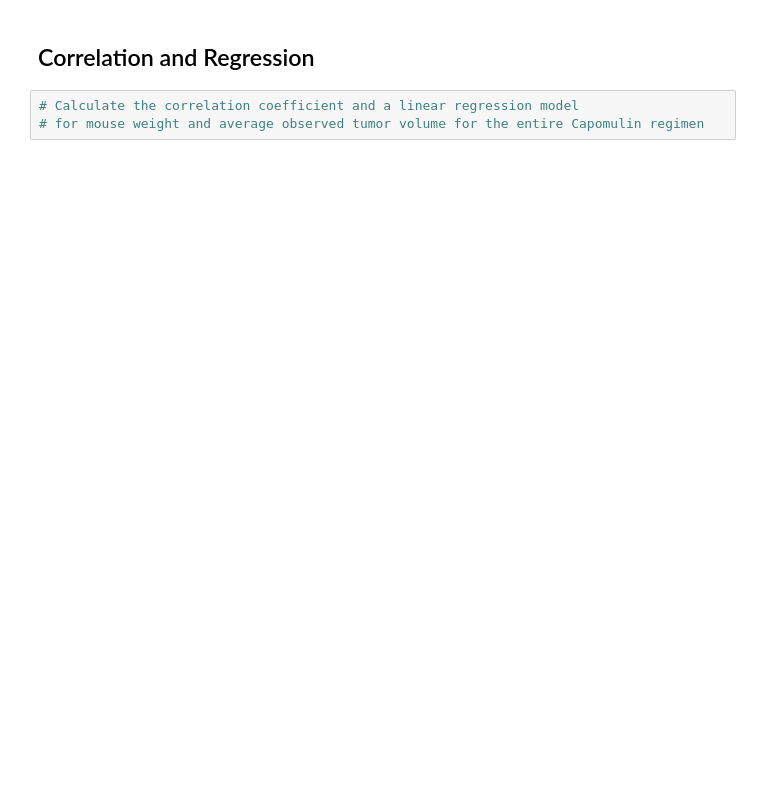
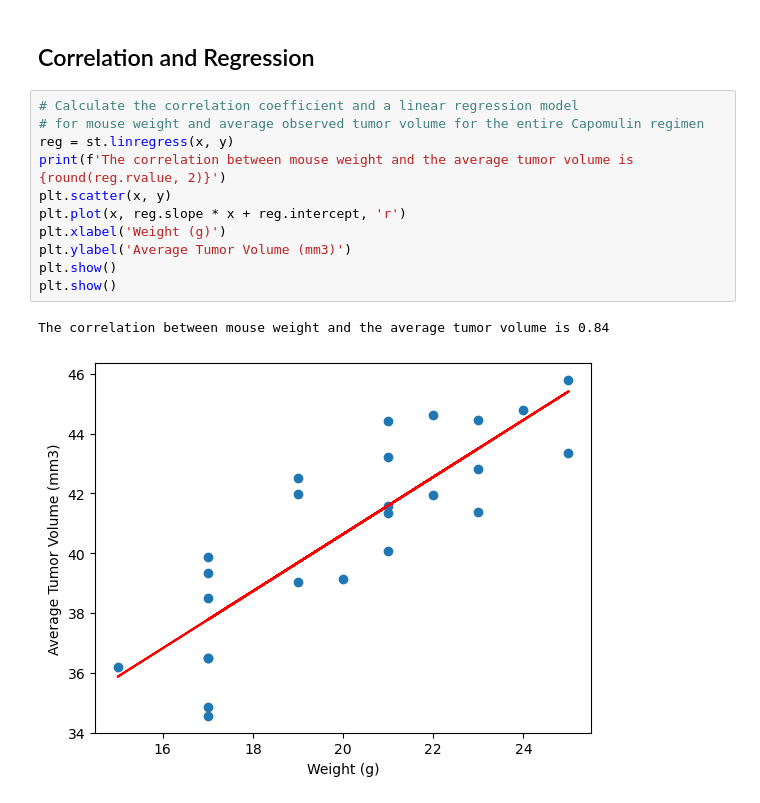
Before and after one commit to mwmosca/data-visualization-challenge, a Jupyter notebook: pymaceuticals_MM.ipynb, the cells around one changed output. Saved outputs shown, nothing was run; the diff lists cells and outputs as text; blank space fills up the shorter version.

```diff
--- a/pymaceuticals_MM.ipynb
+++ b/pymaceuticals_MM.ipynb
@@ -320,3 +243,14 @@ boundary_calc[r]['lower']
 # %%
 # Calculate the correlation coefficient and a linear regression model
 # for mouse weight and average observed tumor volume for the entire Capomulin regimen
+reg = st.linregress(x, y)
+print(f'The correlation between mouse weight and the average tumor volume is {round(reg.rvalue, 2)}')
+plt.scatter(x, y)
+plt.plot(x, reg.slope * x + reg.intercept, 'r')
+plt.xlabel('Weight (g)')
+plt.ylabel('Average Tumor Volume (mm3)')
+plt.show()
+plt.show()
+# %% [output]
+The correlation between mouse weight and the average tumor volume is 0.84
+[figure, added]
```
Also changed, not shown: parts of 12 cells of this notebook.
